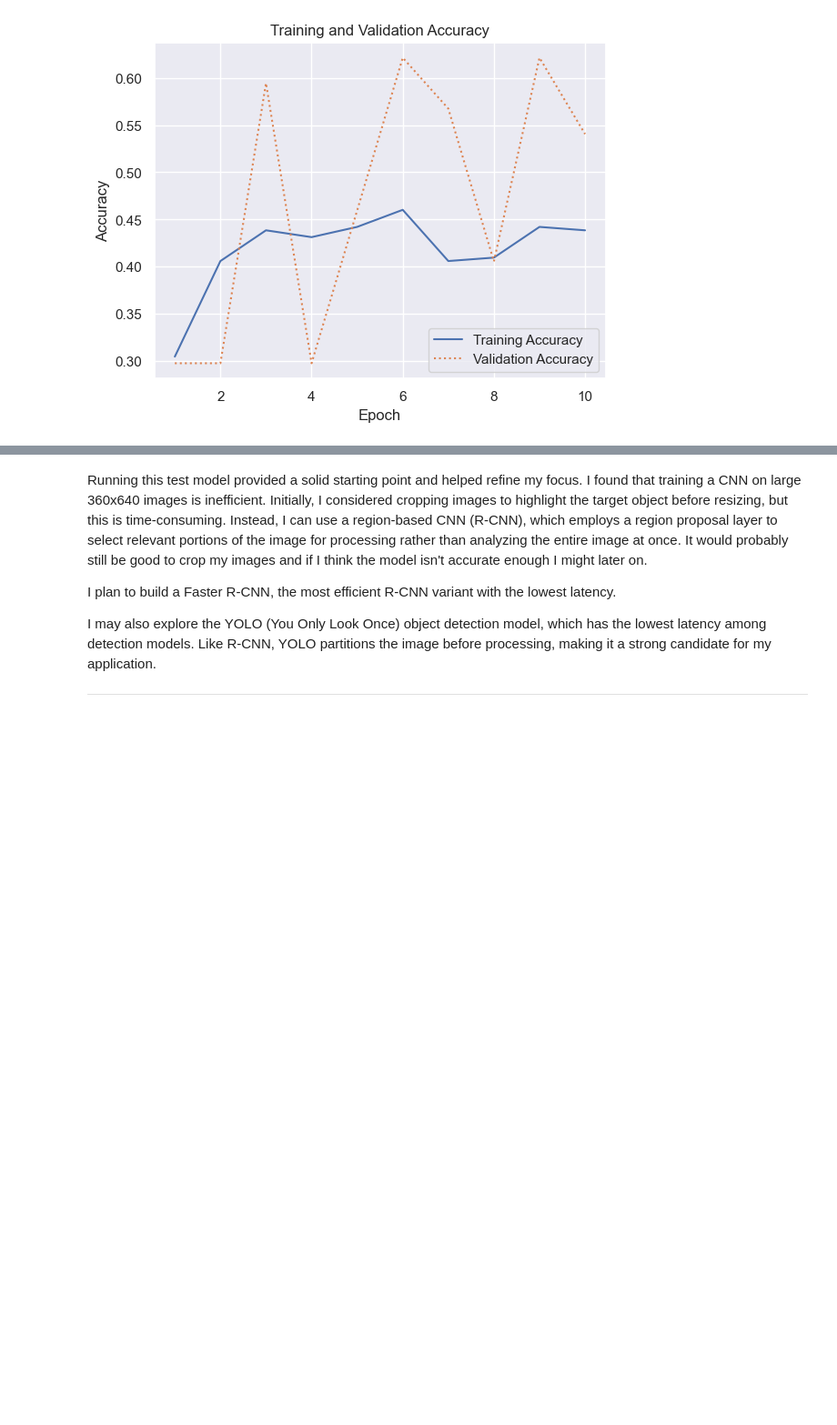
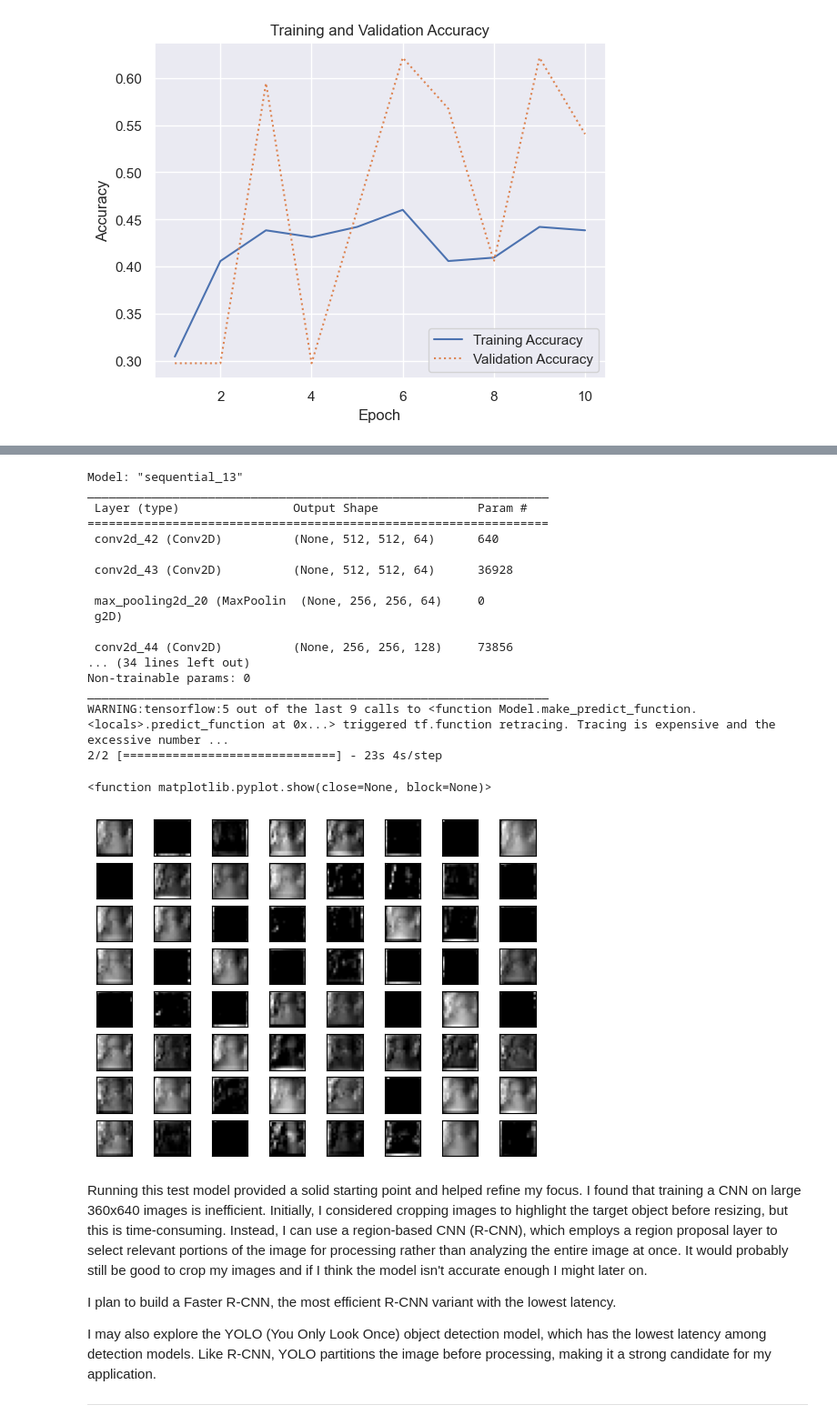
Before and after one commit to OwenBurt/Eye_tracker, a Jupyter notebook: model.ipynb, the cells around one changed output, grey strips where cells are left out. Shown at 91% size. Saved outputs shown, nothing was run; the diff lists cells and outputs as text; code cells hidden in the pictures; blank space fills up the shorter version.

```diff
--- a/model.ipynb
+++ b/model.ipynb
@@ -273,0 +367,67 @@ plt.plot()
+# %%
+from tensorflow.keras.models import Sequential
+from tensorflow.keras.layers import Conv2D, MaxPooling2D, Flatten, Dense
+
+model = Sequential()
+
+#Block 1
+model.add(Conv2D(64, kernel_size=(3, 3), padding='same', activation='relu', input_shape=(512, 512, 1)))
+model.add(Conv2D(64, kernel_size=(3, 3), padding='same', activation='relu'))
+model.add(MaxPooling2D(pool_size=(2, 2), strides=(2, 2)))
+
+#Block 2
+model.add(Conv2D(128, kernel_size=(3, 3), padding='same', activation='relu'))
+model.add(Conv2D(128, kernel_size=(3, 3), padding='same', activation='relu'))
+model.add(MaxPooling2D(pool_size=(2, 2), strides=(2, 2)))
+
+#Block 3
+model.add(Conv2D(256, kernel_size=(3, 3), padding='same', activation='relu'))
+model.add(Conv2D(256, kernel_size=(3, 3), padding='same', activation='relu'))
+model.add(MaxPooling2D(pool_size=(2, 2), strides=(2, 2)))
+
+#Block 4
+model.add(Conv2D(512, kernel_size=(3, 3), padding='same', activation='relu'))
+model.add(Conv2D(512, kernel_size=(3, 3), padding='same', activation='relu'))
+model.add(Conv2D(512, kernel_size=(3, 3), padding='same', activation='relu'))
+model.add(MaxPooling2D(pool_size=(2, 2), strides=(2, 2)))
+
+#Block 5
+model.add(Conv2D(512, kernel_size=(3, 3), padding='same', activation='relu'))
+model.add(Conv2D(512, kernel_size=(3, 3), padding='same', activation='relu'))
+model.add(Conv2D(512, kernel_size=(3, 3), padding='same', activation='relu'))
+model.add(MaxPooling2D(pool_size=(2, 2), strides=(2, 2)))
+
+
+model.build()
+model.summary()
+
+#show feature map after conv layer
+result = model.predict(X_test)
+
+for i in range(64):
+    feature_img = result[0, :, :, i]
+    ax = plt.subplot(8, 8, i+1)
+    ax.set_xticks([])
+    ax.set_yticks([])
+    plt.imshow(feature_img, cmap='grey')
+plt.show
+# %% [output]
+Model: "sequential_13"
+_________________________________________________________________
+ Layer (type)                Output Shape              Param #
+=================================================================
+ conv2d_42 (Conv2D)          (None, 512, 512, 64)      640
+
+ conv2d_43 (Conv2D)          (None, 512, 512, 64)      36928
+
+ max_pooling2d_20 (MaxPoolin  (None, 256, 256, 64)     0
+ g2D)
+
+ conv2d_44 (Conv2D)          (None, 256, 256, 128)     73856
+... (34 lines left out)
+Non-trainable params: 0
+_________________________________________________________________
+WARNING:tensorflow:5 out of the last 9 calls to <function Model.make_predict_function.<locals>.predict_function at 0x...> triggered tf.function retracing. Tracing is expensive and the excessive number ...
+2/2 [==============================] - 23s 4s/step
+<function matplotlib.pyplot.show(close=None, block=None)>
+[figure, added]
```
Also changed, not shown: parts of 10 cells of this notebook.
